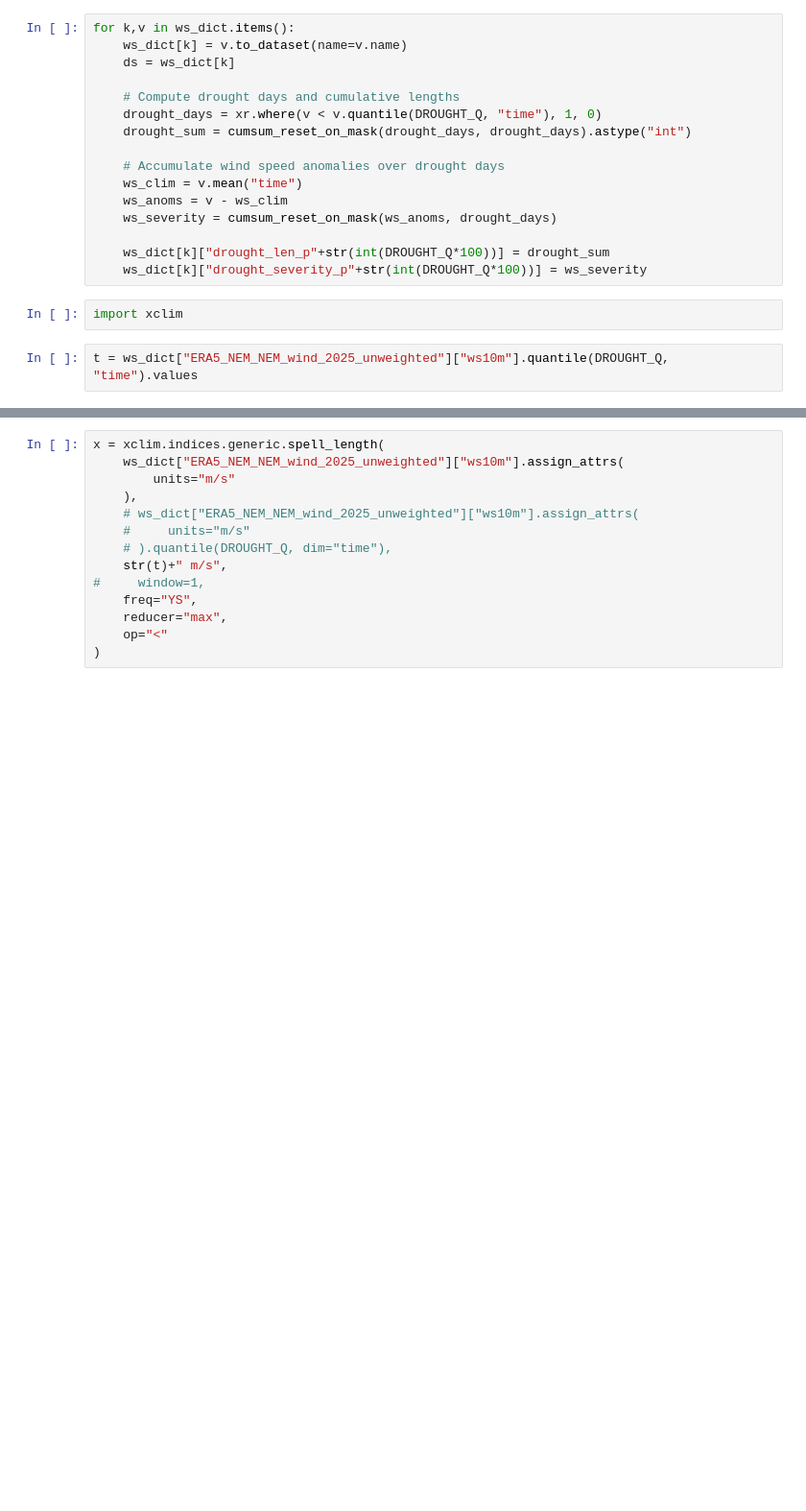
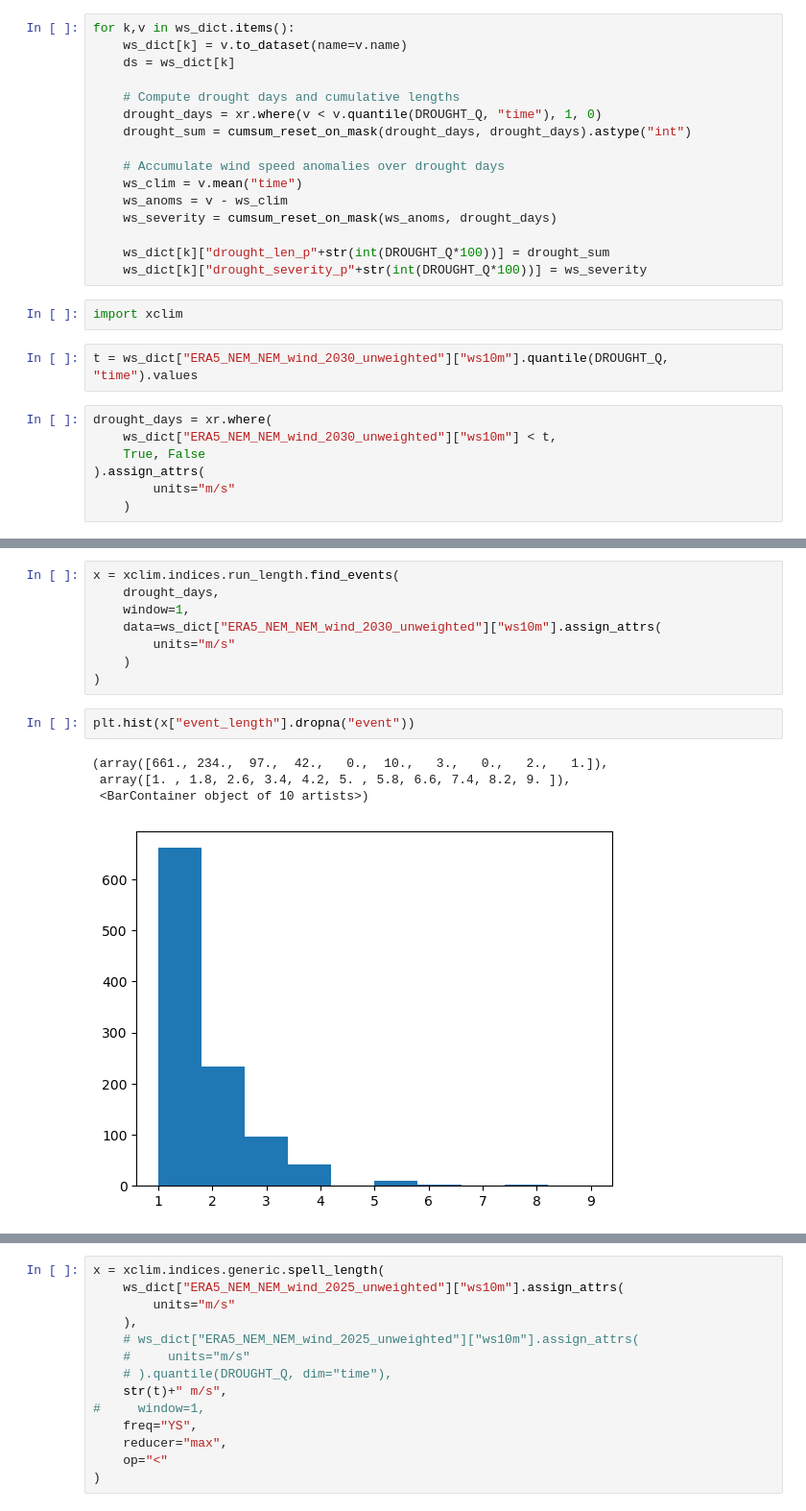
Before and after one commit to dougrichardson/wind_drought, a Jupyter notebook: 08_reanalysis_drought_stats.ipynb, the cells around one changed output, grey strips where cells are left out. Shown at 96% size. Saved outputs shown, nothing was run; the diff lists cells and outputs as text; blank space fills up the shorter version.

Commit message:
Explored xclim run_length

```diff
--- a/08_reanalysis_drought_stats.ipynb
+++ b/08_reanalysis_drought_stats.ipynb
@@ -182,4 +182,11 @@ for k,v in ws_dict.items():
 # %%
 import xclim
 # %%
-t = ws_dict["ERA5_NEM_NEM_wind_2025_unweighted"]["ws10m"].quantile(DROUGHT_Q, "time").values
+t = ws_dict["ERA5_NEM_NEM_wind_2030_unweighted"]["ws10m"].quantile(DROUGHT_Q, "time").values
+# %%
+drought_days = xr.where(
+    ws_dict["ERA5_NEM_NEM_wind_2030_unweighted"]["ws10m"] < t,
+    True, False
+).assign_attrs(
+        units="m/s"
+    )
@@ -185,0 +201,15 @@ t = ws_dict["ERA5_NEM_NEM_wind_2025_unweighted"]["ws10m"].quantile(DROUGHT_Q, "t
+# %%
+x = xclim.indices.run_length.find_events(
+    drought_days,
+    window=1,
+    data=ws_dict["ERA5_NEM_NEM_wind_2030_unweighted"]["ws10m"].assign_attrs(
+        units="m/s"
+    )
+)
+# %%
+plt.hist(x["event_length"].dropna("event"))
+# %% [output]
+(array([661., 234.,  97.,  42.,   0.,  10.,   3.,   0.,   2.,   1.]),
+ array([1. , 1.8, 2.6, 3.4, 4.2, 5. , 5.8, 6.6, 7.4, 8.2, 9. ]),
+ <BarContainer object of 10 artists>)
+[figure, added]
```
Also changed, not shown: parts of 10 cells of this notebook.
